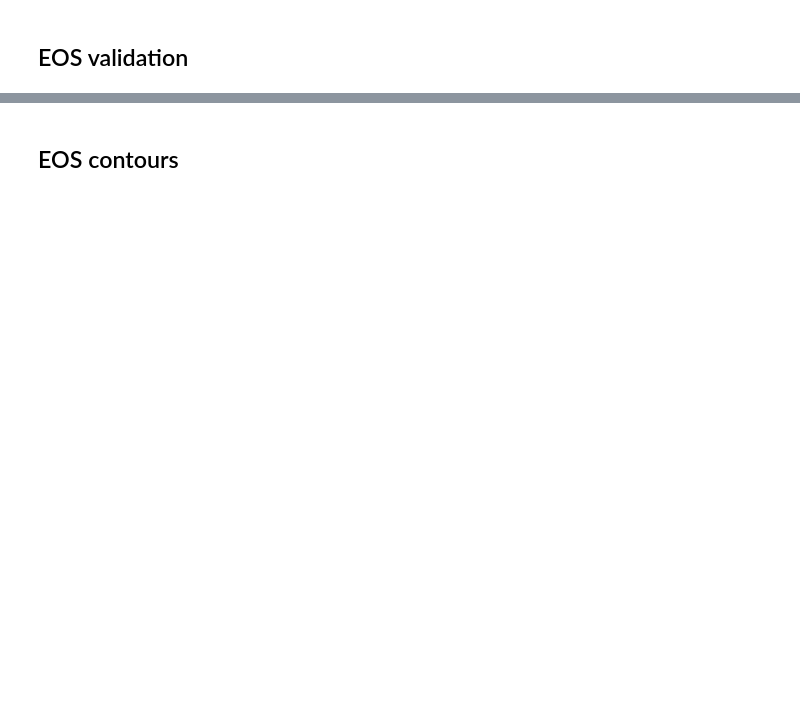
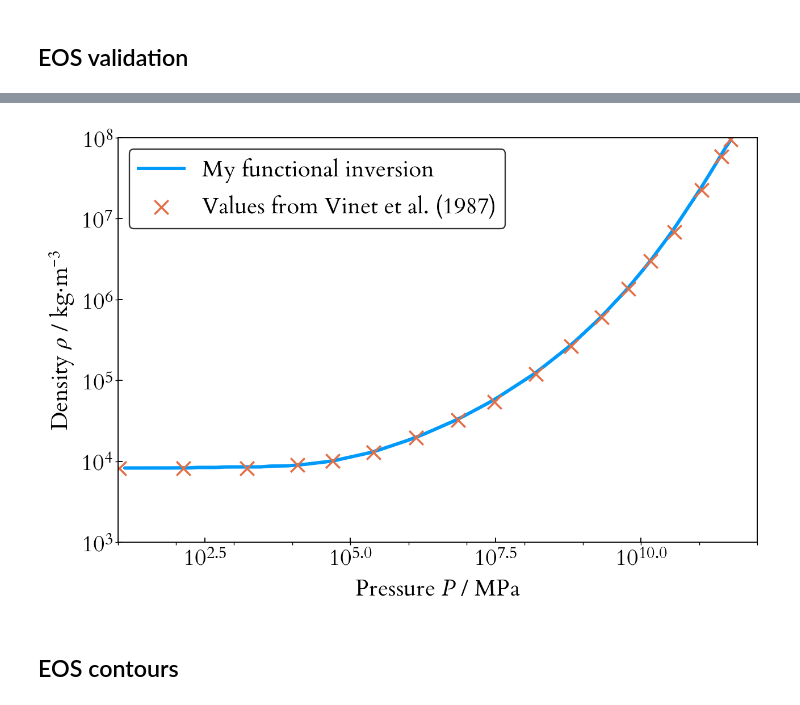
Before and after one commit to swt30/thesis, a Jupyter notebook: chapters/02-eos/02-eos-plots.ipynb, the cells around one changed output, grey strips where cells are left out. Cells and saved outputs as stored; diff of their text form; code cells hidden in the pictures; blank space fills up the shorter version.

```diff
--- a/chapters/02-eos/02-eos-plots.ipynb
+++ b/chapters/02-eos/02-eos-plots.ipynb
@@ -171,18 +177,18 @@ end
 ## EOS validation
 # %%
 autofig("testing-functional-forms", Normal) do
-    mine = readtable("figdata/raw/vinet-comparison/mine.csv", allowcomments=true)
-    vinet = readtable("figdata/raw/vinet-comparison/vinet.csv", allowcomments=true)
+    mine = readdf("figdata/raw/vinet-comparison/mine.csv", skiplines_begin = 1)
+    vinet = readdf("figdata/raw/vinet-comparison/vinet.csv", skiplines_begin= 1)
 
-    p = plot(;
+    p = plot(framestyle = :box,
         xaxis=(:log10, L"Pressure $P$ / MPa", (1e1, 1e12)),
         yaxis=(:log10, L"Density $ρ$ / kg$⋅$m$^{-3}$", (1e3, 1e8)))
     mylabel = "My functional inversion"
-    @with mine plot!(:pressure, :density, label=mylabel)
+    @df mine plot!(:pressure, :density, label=mylabel)
     marker = (:x, 8)
     vlabel = "Values from Vinet et al. (1987)"
-    @with vinet scatter!(:pressure, :density, label=vlabel, marker=marker)
+    @df vinet scatter!(:pressure, :density, label=vlabel, marker=marker)
 
     p
-end
+end;
 # %% [output]
@@ -190,3 +195,4 @@ end
+[figure, added]
 # %% [markdown]
 ## EOS contours
 # %%
```
Also changed, not shown: parts of 7 cells of this notebook, 2 other files.
